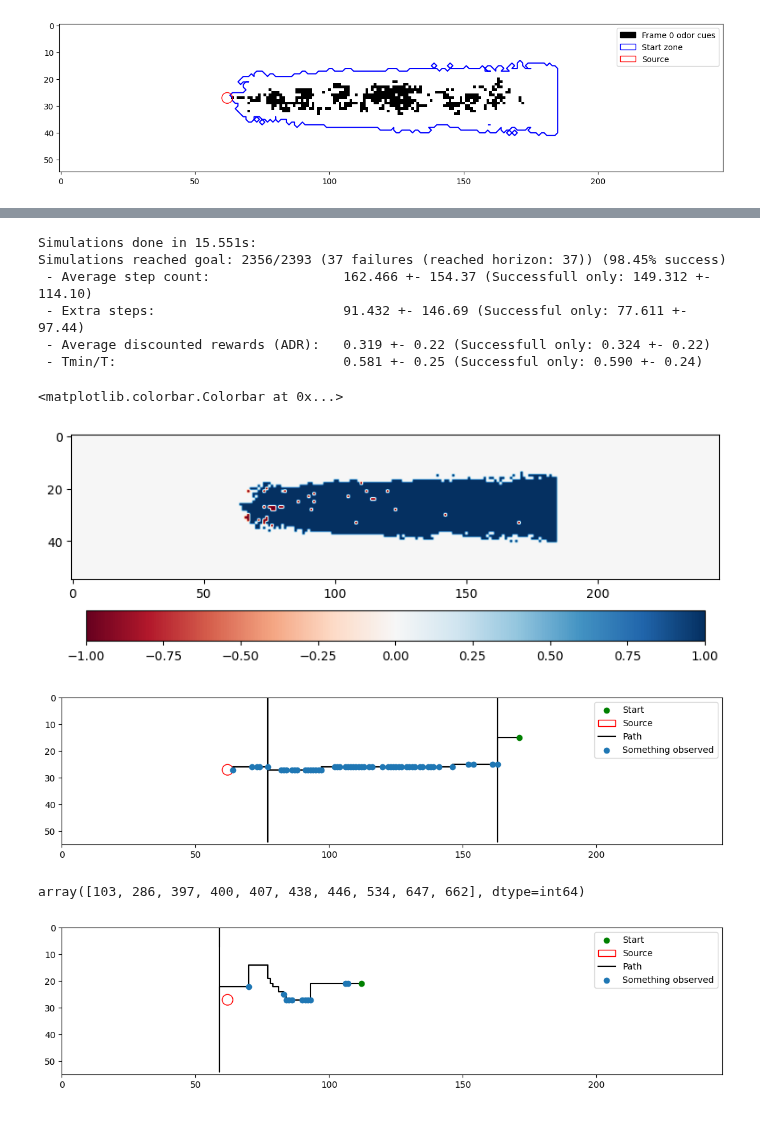
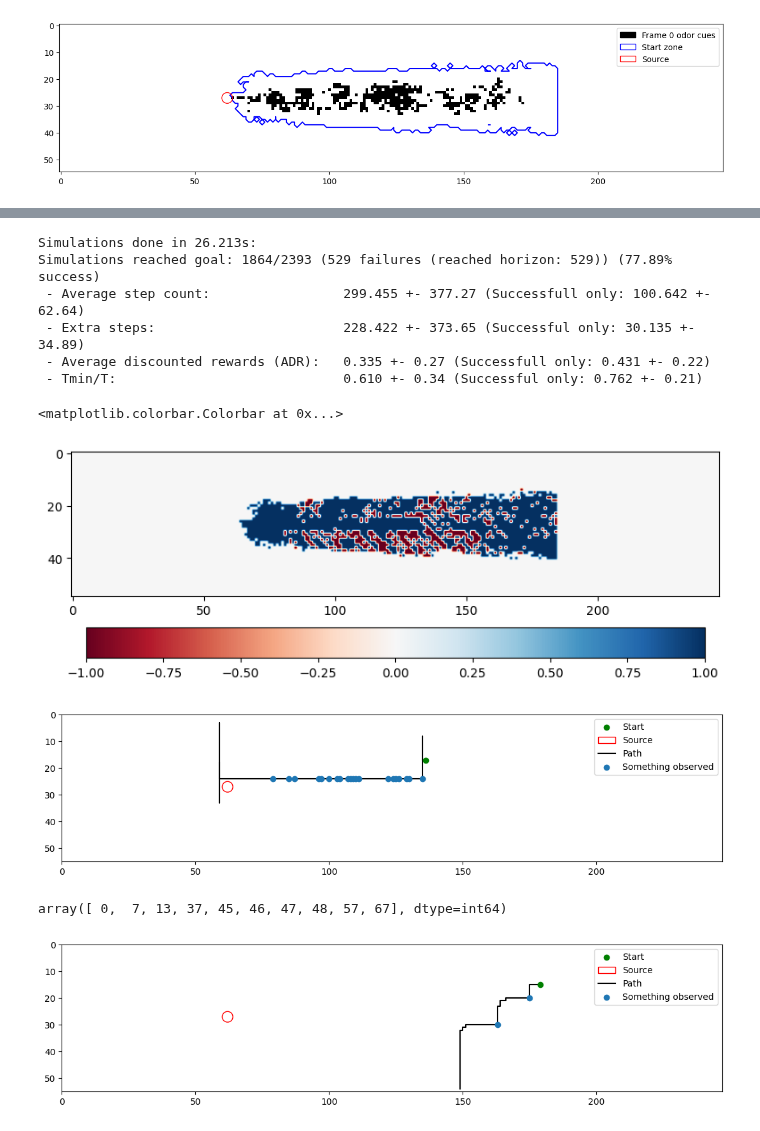
Before and after one commit to PimLb/olfactory-navigation, a Jupyter notebook: experiments/pomdp_agent_simplified_model.ipynb, the cells around one changed output, grey strips where cells are left out. Cells and saved outputs as stored; diff of their text form; code cells hidden in the pictures.

```diff
--- a/experiments/pomdp_agent_simplified_model.ipynb
+++ b/experiments/pomdp_agent_simplified_model.ipynb
@@ -24,7 +24,7 @@ env = Environment(data_file=data_path,
                   data_source_position=[13, 0],
                   source_radius=2,
                   margins=[14, 62],
-                  boundary_condition='wrap_vertical',
+                  boundary_condition='stop',
                   start_zone='odor_present',
                   odor_present_threshold=3e-6)
 
@@ -32,7 +32,7 @@ env.plot()
 # %% [output]
 [figure]
 # %%
-ag = FSVI_Agent(env, environment_converter=minimal_converter, partitions=[2,5])
+ag = FSVI_Agent(env, environment_converter=minimal_converter, partitions=[3,3])
 # %%
 _ = ag.train(expansions=1000, force=True, use_gpu=True)
 # %% [output]
@@ -55,12 +61,12 @@ Summary of Point Based Value Iteration run
 # %%
 hist = run_all_starts_test(ag, use_gpu=True)
 # %% [output]
-Simulations done in 15.551s:
-Simulations reached goal: 2356/2393 (37 failures (reached horizon: 37)) (98.45% success)
- - Average step count:                 162.466 +- 154.37 (Successfull only: 149.312 +- 114.10)
- - Extra steps:                        91.432 +- 146.69 (Successful only: 77.611 +- 97.44)
- - Average discounted rewards (ADR):   0.319 +- 0.22 (Successfull only: 0.324 +- 0.22)
- - Tmin/T:                             0.581 +- 0.25 (Successful only: 0.590 +- 0.24)
+Simulations done in 26.213s:
+Simulations reached goal: 1864/2393 (529 failures (reached horizon: 529)) (77.89% success)
+ - Average step count:                 299.455 +- 377.27 (Successfull only: 100.642 +- 62.64)
+ - Extra steps:                        228.422 +- 373.65 (Successful only: 30.135 +- 34.89)
+ - Average discounted rewards (ADR):   0.335 +- 0.27 (Successfull only: 0.431 +- 0.22)
+ - Tmin/T:                             0.610 +- 0.34 (Successful only: 0.762 +- 0.21)
 # %%
 start_points_grid = np.zeros(env.shape)
 
@@ -75,4 +81,4 @@ plt.imshow(start_points_grid, cmap='RdBu')
 plt.colorbar(orientation='horizontal')
 # %% [output]
 <matplotlib.colorbar.Colorbar at 0x...>
-[figure, old version]
+[figure, new version]
@@ -79,12 +119,12 @@ plt.colorbar(orientation='horizontal')
 # %%
-hist.plot(4)
+hist.plot(45)
 # %% [output]
-[figure, old version]
+[figure, new version]
 # %%
 np.where(hist.done_at_step == -1)[0][:10]
 # %% [output]
-array([103, 286, 397, 400, 407, 438, 446, 534, 647, 662], dtype=int64)
+array([ 0,  7, 13, 37, 45, 46, 47, 48, 57, 67], dtype=int64)
 # %%
-hist.plot(438)
+hist.plot(10)
 # %% [output]
-[figure, old version]
+[figure, new version]
```
Also changed, not shown: parts of 3 cells of this notebook, 4 other files.
